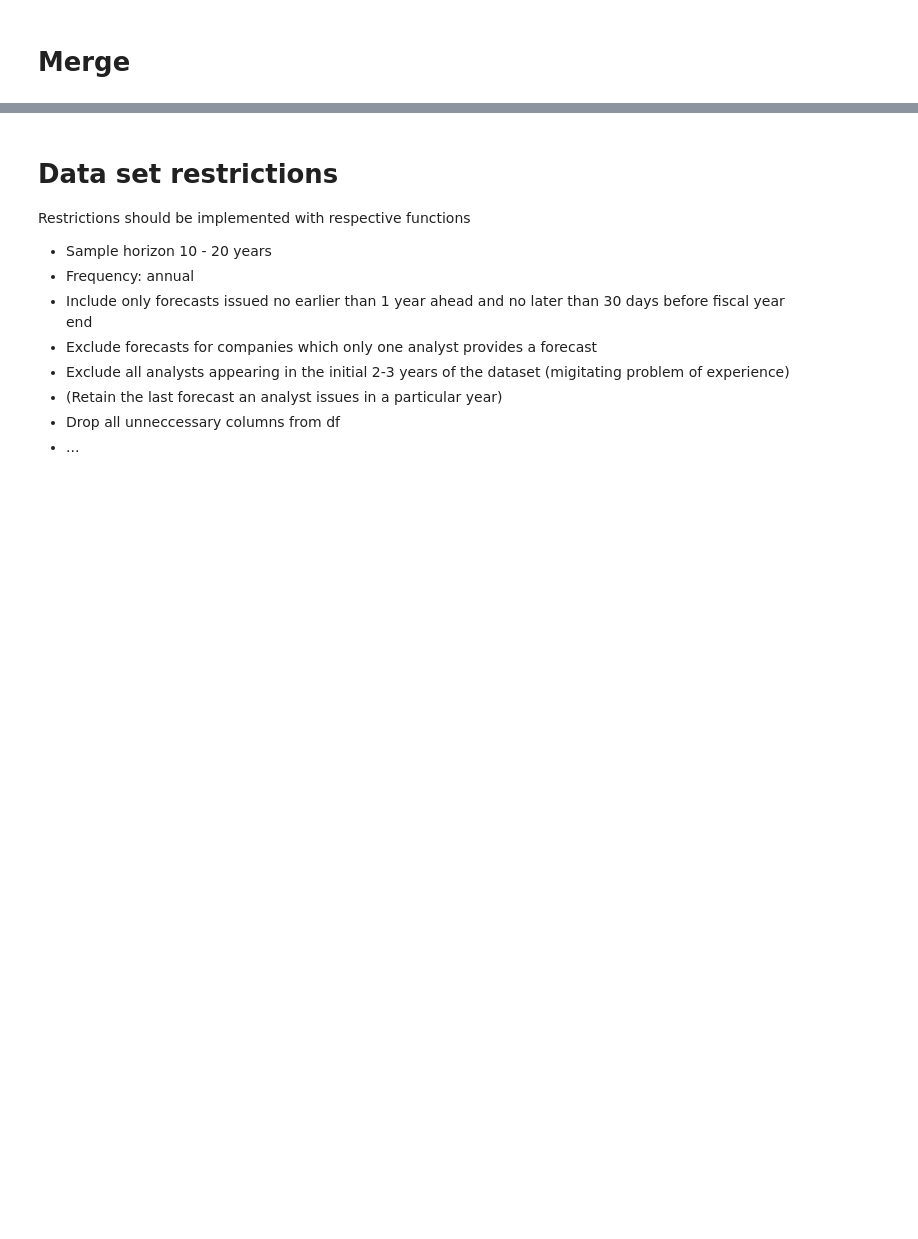
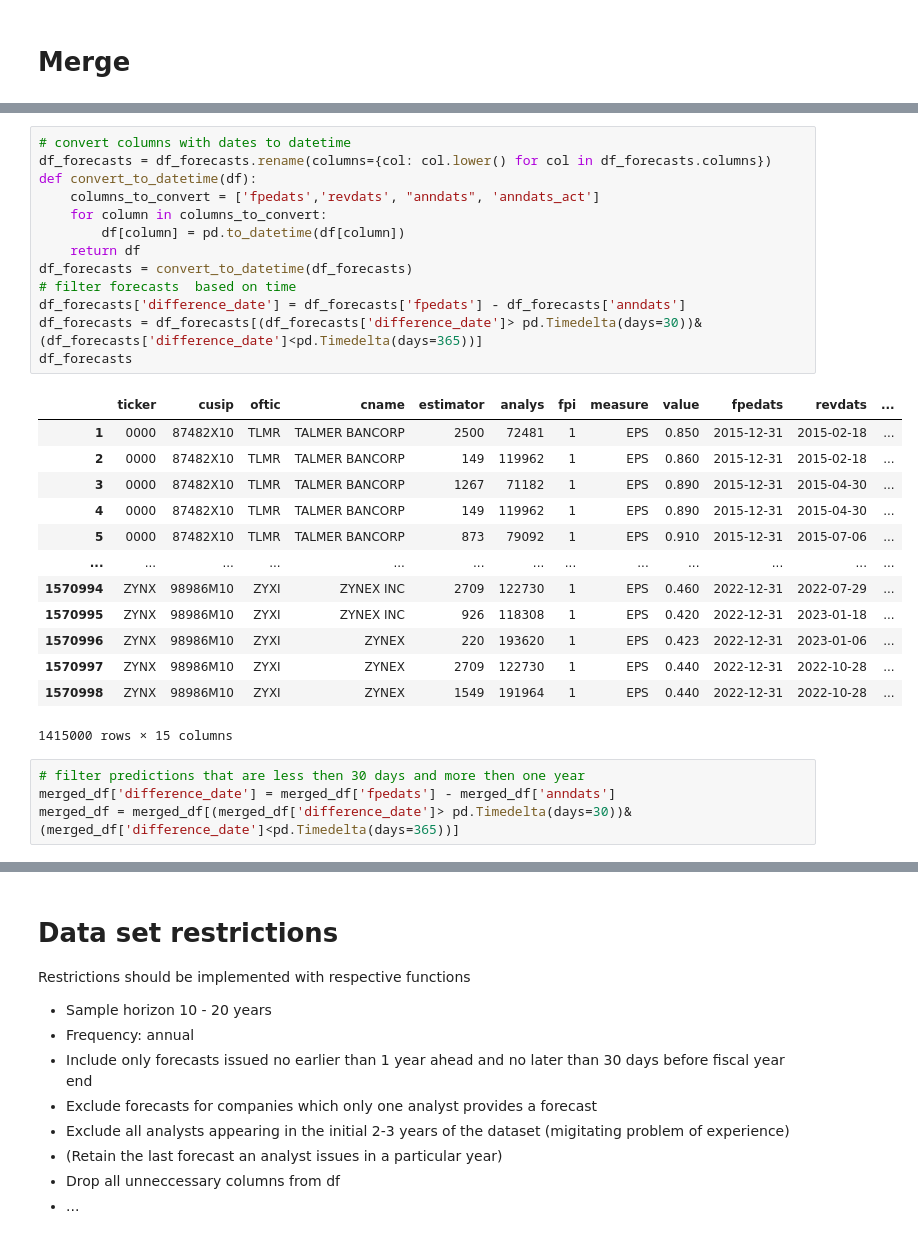
Before and after one commit to moshchev/gsfm_SS24, a Jupyter notebook: notebooks/dv-feature-generation.ipynb, the cells around one changed output, grey strips where cells are left out. Drawn from its saved outputs; the diff is of its cells as text; blank space fills up the shorter version.

```diff
--- a/notebooks/dv-feature-generation.ipynb
+++ b/notebooks/dv-feature-generation.ipynb
@@ -27,3 +59,34 @@ merged_df = join_fundamentals(df,df2)
 # %% [output]
 The number of failed merges is: 255745
+# %%
+# convert columns with dates to datetime
+df_forecasts = df_forecasts.rename(columns={col: col.lower() for col in df_forecasts.columns})
+def convert_to_datetime(df):
+    columns_to_convert = ['fpedats','revdats', "anndats", 'anndats_act']
+    for column in columns_to_convert:
+        df[column] = pd.to_datetime(df[column])
+    return df
+df_forecasts = convert_to_datetime(df_forecasts)
+# filter forecasts  based on time
+df_forecasts['difference_date'] = df_forecasts['fpedats'] - df_forecasts['anndats']
+df_forecasts = df_forecasts[(df_forecasts['difference_date']> pd.Timedelta(days=30))&(df_forecasts['difference_date']<pd.Timedelta(days=365))]
+df_forecasts
+# %% [output]
+|  | ticker | cusip | oftic | cname | estimator | analys | fpi | measure | value | fpedats | revdats | ... |
+| 1 | 0000 | 87482X10 | TLMR | TALMER BANCORP | 2500 | 72481 | 1 | EPS | 0.850 | 2015-12-31 | 2015-02-18 | ... |
+| 2 | 0000 | 87482X10 | TLMR | TALMER BANCORP | 149 | 119962 | 1 | EPS | 0.860 | 2015-12-31 | 2015-02-18 | ... |
+| 3 | 0000 | 87482X10 | TLMR | TALMER BANCORP | 1267 | 71182 | 1 | EPS | 0.890 | 2015-12-31 | 2015-04-30 | ... |
+| 4 | 0000 | 87482X10 | TLMR | TALMER BANCORP | 149 | 119962 | 1 | EPS | 0.890 | 2015-12-31 | 2015-04-30 | ... |
+| 5 | 0000 | 87482X10 | TLMR | TALMER BANCORP | 873 | 79092 | 1 | EPS | 0.910 | 2015-12-31 | 2015-07-06 | ... |
+| ... | ... | ... | ... | ... | ... | ... | ... | ... | ... | ... | ... | ... |
+| 1570994 | ZYNX | 98986M10 | ZYXI | ZYNEX INC | 2709 | 122730 | 1 | EPS | 0.460 | 2022-12-31 | 2022-07-29 | ... |
+| 1570995 | ZYNX | 98986M10 | ZYXI | ZYNEX INC | 926 | 118308 | 1 | EPS | 0.420 | 2022-12-31 | 2023-01-18 | ... |
+| 1570996 | ZYNX | 98986M10 | ZYXI | ZYNEX | 220 | 193620 | 1 | EPS | 0.423 | 2022-12-31 | 2023-01-06 | ... |
+| 1570997 | ZYNX | 98986M10 | ZYXI | ZYNEX | 2709 | 122730 | 1 | EPS | 0.440 | 2022-12-31 | 2022-10-28 | ... |
+| 1570998 | ZYNX | 98986M10 | ZYXI | ZYNEX | 1549 | 191964 | 1 | EPS | 0.440 | 2022-12-31 | 2022-10-28 | ... |
+1415000 rows × 15 columns
+# %%
+# filter predictions that are less then 30 days and more then one year
+merged_df['difference_date'] = merged_df['fpedats'] - merged_df['anndats']
+merged_df = merged_df[(merged_df['difference_date']> pd.Timedelta(days=30))&(merged_df['difference_date']<pd.Timedelta(days=365))]
 # %%
```
Also changed, not shown: parts of 11 cells of this notebook.
